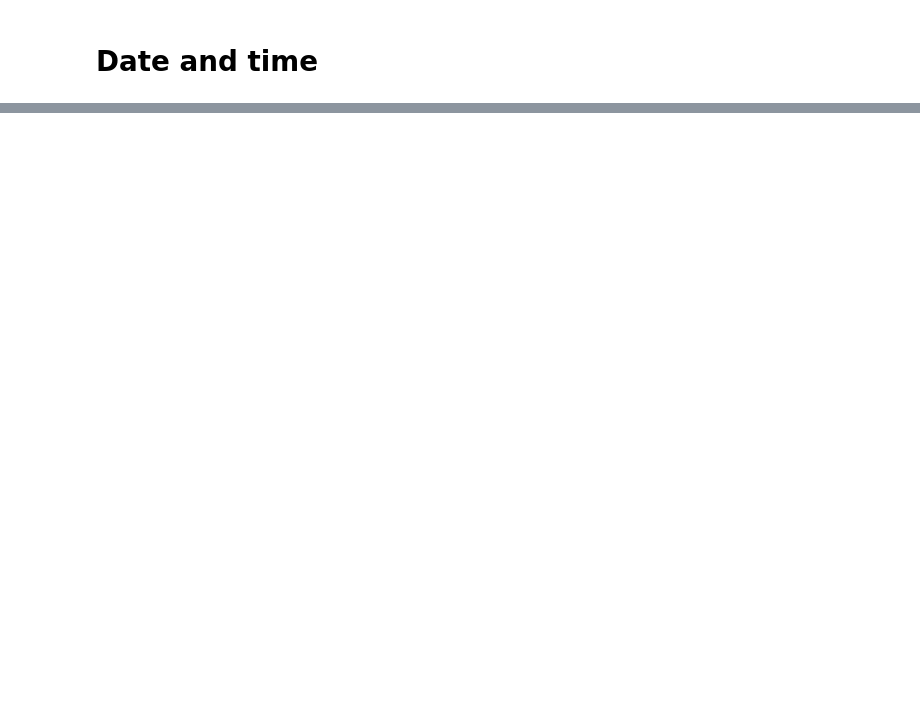
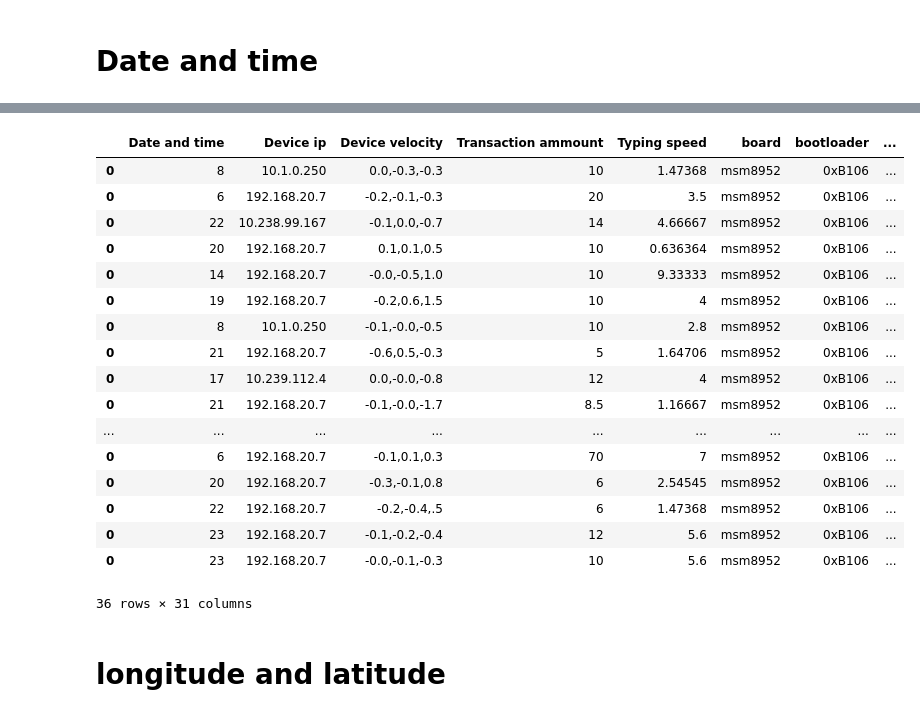
Before and after one commit to bhrt-sharma/Risk-Based-Authetication, a Jupyter notebook: RBA.ipynb, the cells around one changed output, grey strips where cells are left out. Drawn from its saved outputs; the diff is of its cells as text; code cells hidden in the pictures; blank space fills up the shorter version.

```diff
--- a/RBA.ipynb
+++ b/RBA.ipynb
@@ -135,0 +665,4 @@ new_df['Date and time']= new_df["Date and time"].astype(str)
+# %%
+new_df['longitude'].fillna(115, inplace=True)
+# %%
+new_df['longitude'] = new_df['longitude'].replace(to_replace="null",value=115)
@@ -135,0 +689,7 @@ new_df['Date and time']= new_df["Date and time"].astype(str)
+# %%
+import math
+my_list = []
+for i in new_df['longitude']:
+    p = math.floor(float(i))
+    print(p)
+    my_list.append(p)
@@ -135,0 +714,8 @@ new_df['Date and time']= new_df["Date and time"].astype(str)
+# %%
+df2  = new_df.assign(long = my_list)
+
+
+new_df = df2
+
+del new_df['longitude']
+new_df['long']
@@ -135,0 +740,23 @@ new_df['Date and time']= new_df["Date and time"].astype(str)
+# %%
+new_df
+# %% [output]
+|  | Date and time | Device ip | Device velocity | Transaction ammount | Typing speed | board | bootloader | ... |
+| 0 | 8 | 10.1.0.250 | 0.0,-0.3,-0.3 | 10 | 1.47368 | msm8952 | 0xB106 | ... |
+| 0 | 6 | 192.168.20.7 | -0.2,-0.1,-0.3 | 20 | 3.5 | msm8952 | 0xB106 | ... |
+| 0 | 22 | 10.238.99.167 | -0.1,0.0,-0.7 | 14 | 4.66667 | msm8952 | 0xB106 | ... |
+| 0 | 20 | 192.168.20.7 | 0.1,0.1,0.5 | 10 | 0.636364 | msm8952 | 0xB106 | ... |
+| 0 | 14 | 192.168.20.7 | -0.0,-0.5,1.0 | 10 | 9.33333 | msm8952 | 0xB106 | ... |
+| 0 | 19 | 192.168.20.7 | -0.2,0.6,1.5 | 10 | 4 | msm8952 | 0xB106 | ... |
+| 0 | 8 | 10.1.0.250 | -0.1,-0.0,-0.5 | 10 | 2.8 | msm8952 | 0xB106 | ... |
+| 0 | 21 | 192.168.20.7 | -0.6,0.5,-0.3 | 5 | 1.64706 | msm8952 | 0xB106 | ... |
+| 0 | 17 | 10.239.112.4 | 0.0,-0.0,-0.8 | 12 | 4 | msm8952 | 0xB106 | ... |
+| 0 | 21 | 192.168.20.7 | -0.1,-0.0,-1.7 | 8.5 | 1.16667 | msm8952 | 0xB106 | ... |
+| ... | ... | ... | ... | ... | ... | ... | ... | ... |
+| 0 | 6 | 192.168.20.7 | -0.1,0.1,0.3 | 70 | 7 | msm8952 | 0xB106 | ... |
+| 0 | 20 | 192.168.20.7 | -0.3,-0.1,0.8 | 6 | 2.54545 | msm8952 | 0xB106 | ... |
+| 0 | 22 | 192.168.20.7 | -0.2,-0.4,.5 | 6 | 1.47368 | msm8952 | 0xB106 | ... |
+| 0 | 23 | 192.168.20.7 | -0.1,-0.2,-0.4 | 12 | 5.6 | msm8952 | 0xB106 | ... |
+| 0 | 23 | 192.168.20.7 | -0.0,-0.1,-0.3 | 10 | 5.6 | msm8952 | 0xB106 | ... |
+36 rows × 31 columns
+# %% [markdown]
+# longitude and latitude
```
Also changed, not shown: parts of 98 cells of this notebook.
